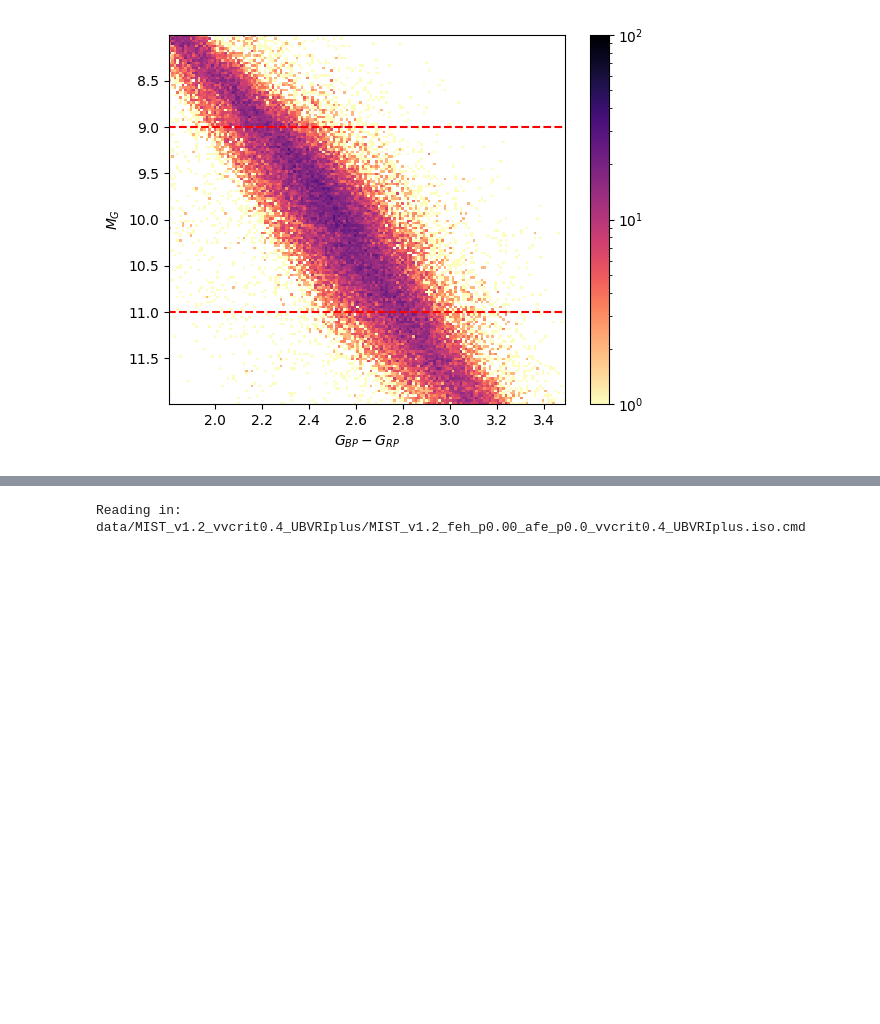
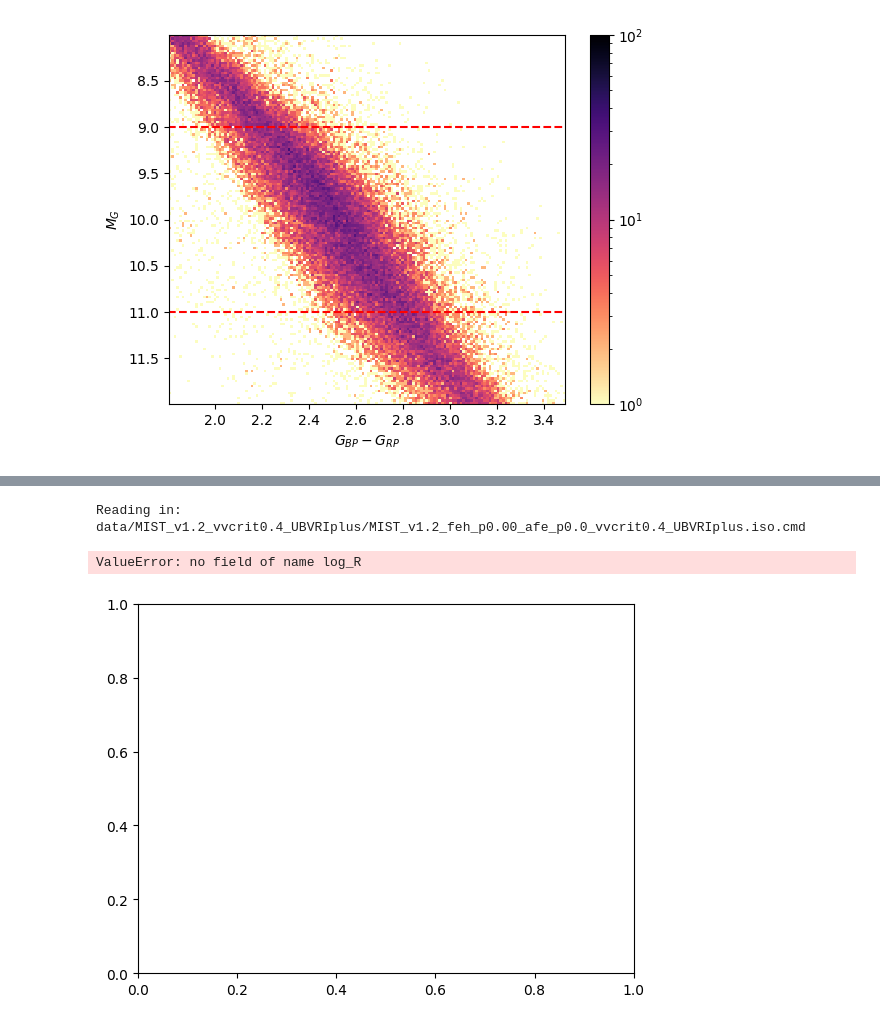
Before and after one commit to Beanz-lab/Astron1120_Final, a Jupyter notebook: proj.ipynb, the cells around one changed output, grey strips where cells are left out. Saved outputs shown, nothing was run; the diff lists cells and outputs as text; code cells hidden in the pictures; blank space fills up the shorter version.

```diff
--- a/proj.ipynb
+++ b/proj.ipynb
@@ -95,4 +111,12 @@ ax.grid()
 # %%
 iso = read_mist_models.ISOCMD('data/MIST_v1.2_vvcrit0.4_UBVRIplus/MIST_v1.2_feh_p0.00_afe_p0.0_vvcrit0.4_UBVRIplus.iso.cmd')
+iso_age = iso.age_index(5)
+iso_cmd = iso.isocmds[iso_age]
+
+fig, ax = plt.subplots()
+
+ax.plot(iso_cmd['star_mass'], iso_cmd['log_R'])
 # %% [output]
 Reading in: data/MIST_v1.2_vvcrit0.4_UBVRIplus/MIST_v1.2_feh_p0.00_afe_p0.0_vvcrit0.4_UBVRIplus.iso.cmd
+ValueError: no field of name log_R
+[figure, added]
```
Also changed, not shown: parts of 7 cells of this notebook, 2 other files.
